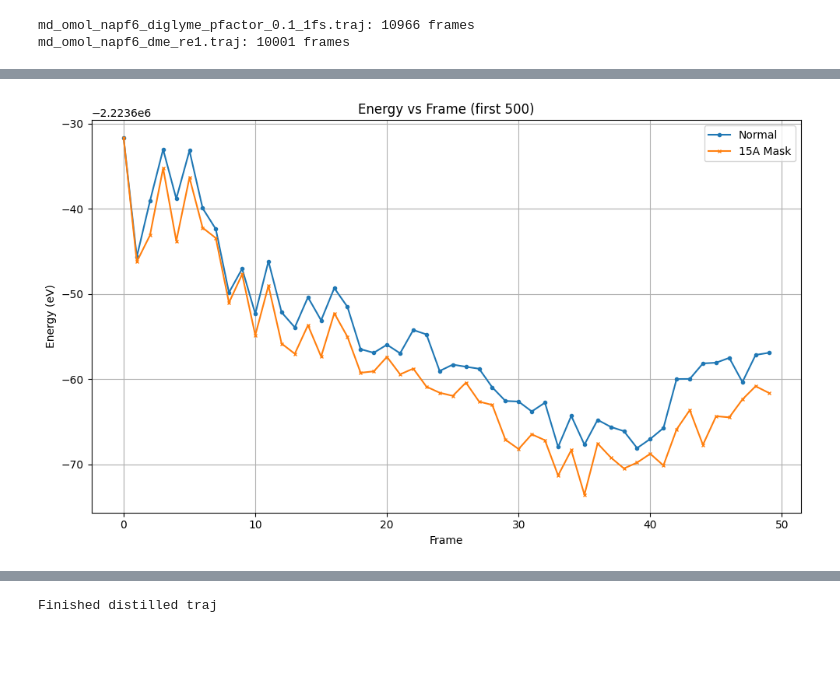
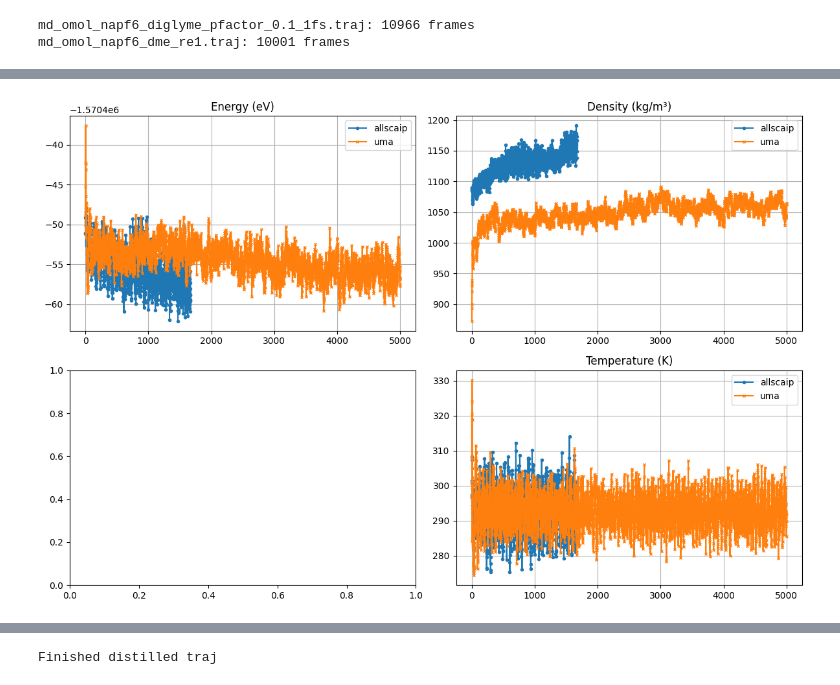
Before and after one commit to ishanthewizard/MLFF-distill, a Jupyter notebook: APPLICATIONS/electrolytes/random_scripts/sandbox.ipynb, the cells around one changed output, grey strips where cells are left out. Drawn from its saved outputs; the diff is of its cells as text; code cells hidden in the pictures; blank space fills up the shorter version.

```diff
--- a/APPLICATIONS/electrolytes/random_scripts/sandbox.ipynb
+++ b/APPLICATIONS/electrolytes/random_scripts/sandbox.ipynb
@@ -131,51 +131,60 @@ md_omol_napf6_dme_re1.traj: 10001 frames
 # %%
 from ase.io import read
 import matplotlib.pyplot as plt
+import numpy as np
 
 # File paths
-path1 = '/projects/beye/iamin/distillation_project/nitesh_trajs_min_50ps/md_omol_naotf_pc_1m_s1p1.traj'
-# path1 = '/projects/beye/iamin/distillation_project/escaip_trajs/naotf_tgdme.traj'
-path2 = '/projects/beye/iamin/distillation_project/UMA_trajs_293K/naotf_pc.traj'
+path1 = '/projects/beye/iamin/distillation_project/escaip_trajs_15A_cutoff/naotf_dme.traj'
+path2 = '/projects/beye/iamin/distillation_project/UMA_trajs_293K/naotf_dme.traj'
 
-# Load frames
-traj1 = read(path1, index=':50')
-traj2 = read(path2, index=':50')
-print("VOL 1:",  read(path1, index=-1).get_volume() )
-print("VOL 2:", read(path2, index=0).get_volume())
+# Load frames (first 50)
+traj1 = read(path1, index=':5000')
+traj2 = read(path2, index=':5000')
 
 # Energies
-energies1 = [atoms.get_potential_energy() for atoms in traj1]
-energies2 = [atoms.get_potential_energy() for atoms in traj2]
-# energies3 = [atoms.get_potential_energy() for atoms in traj3]
+energies1 = [a.get_potential_energy() for a in traj1]
+energies2 = [a.get_potential_energy() for a in traj2]
 
-# Volumes
-volumes1 = [atoms.get_volume() for atoms in traj1]
-volumes2 = [atoms.get_volume() for atoms in traj2]
-# volumes3 = [atoms.get_volume() for atoms in traj3]
+# Volumes → Densities
+def density(atoms):
+    # mass in g/mol → convert to kg
+    molar_mass = atoms.get_masses().sum() / 1000.0
+    # Avogadro's number
+    NA = 6.02214076e23
+    mass_kg = molar_mass / NA
+    vol_m3 = atoms.get_volume() * 1e-30
+    return mass_kg / vol_m3  # kg/m³
 
-# --- Plot energies ---
-plt.figure(figsize=(10, 6))
-plt.plot(range(len(energies1)), energies1, label="Normal", marker="o", markersize=3, linestyle="-")
-plt.plot(range(len(energies2)), energies2, label="15A Mask", marker="x", markersize=3, linestyle="-")
-# plt.plot(range(len(energies3)), energies3, label="Ishan", marker="s", markersize=3, linestyle="-")
-plt.xlabel("Frame")
-plt.ylabel("Energy (eV)")
-plt.title("Energy vs Frame (first 500)")
-plt.legend()
-plt.grid(True)
+densities1 = [density(a) for a in traj1]
+densities2 = [density(a) for a in traj2]
+
+# Pressure & Temperature (ASE stores these in calculator stress/temperature if available)
+# pressures1 = [a.get_pressure() for a in traj1]
+# pressures2 = [a.get_pressure() for a in traj2]
+temps1 = [a.get_temperature() for a in traj1]
+temps2 = [a.get_temperature() for a in traj2]
+
+# Plot all in subplots
+fig, axs = plt.subplots(2, 2, figsize=(12, 8))
+frames = range(len(traj1))
+frames2 = range(len(traj2))
+
+axs[0,0].plot(frames, energies1, "o-", ms=3, label="allscaip")
+axs[0,0].plot(frames2, energies2, "x-", ms=3, label="uma")
+axs[0,0].set_title("Energy (eV)"); axs[0,0].legend(); axs[0,0].grid(True)
+
+axs[0,1].plot(frames, densities1, "o-", ms=3, label="allscaip")
+axs[0,1].plot(frames2, densities2, "x-", ms=3, label="uma")
+axs[0,1].set_title("Density (kg/m³)"); axs[0,1].legend(); axs[0,1].grid(True)
+
+# axs[1,0].plot(frames, pressures1, "o-", ms=3, label="Normal")
+# axs[1,0].plot(frames2, pressures2, "x-", ms=3, label="15A Mask")
+# axs[1,0].set_title("Pressure (Pa)"); axs[1,0].legend(); axs[1,0].grid(True)
+
+axs[1,1].plot(frames, temps1, "o-", ms=3, label="allscaip")
+axs[1,1].plot(frames2, temps2, "x-", ms=3, label="uma")
+axs[1,1].set_title("Temperature (K)"); axs[1,1].legend(); axs[1,1].grid(True)
+
 plt.tight_layout()
 plt.show()
-
-# --- Plot volumes ---
-plt.figure(figsize=(10, 6))
-plt.plot(range(len(volumes1)), volumes1, label="Normal", marker="o", markersize=3, linestyle="-")
-plt.plot(range(len(volumes2)), volumes2, label="15A mask", marker="x", markersize=3, linestyle="-")
-# plt.plot(range(len(volumes3)), volumes3, label="Ishan", marker="s", markersize=3, linestyle="-")
-plt.xlabel("Frame")
-plt.ylabel("Volume (Å³)")
-plt.title("Cell Volume vs Frame (first 500)")
-plt.legend()
-plt.grid(True)
-plt.tight_layout()
-plt.show()
 # %% [output]
@@ -184 +191 @@ VOL 2: 26089.725638178974
-[figure, old version]
+[figure, new version]
```
Also changed, not shown: parts of 1 cell of this notebook, 12 other files.
